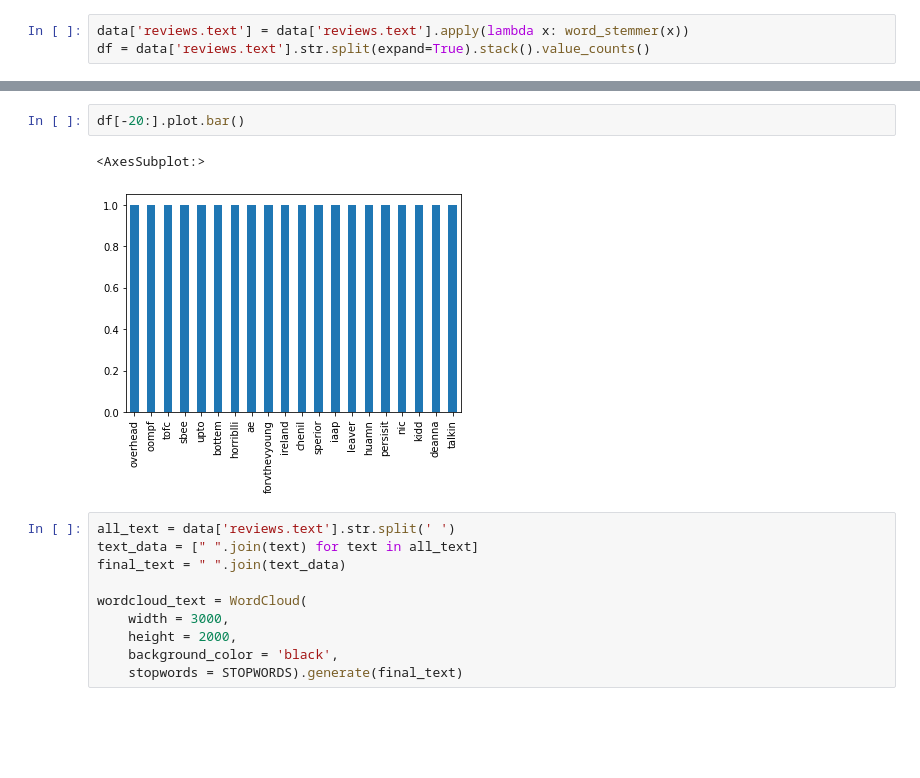
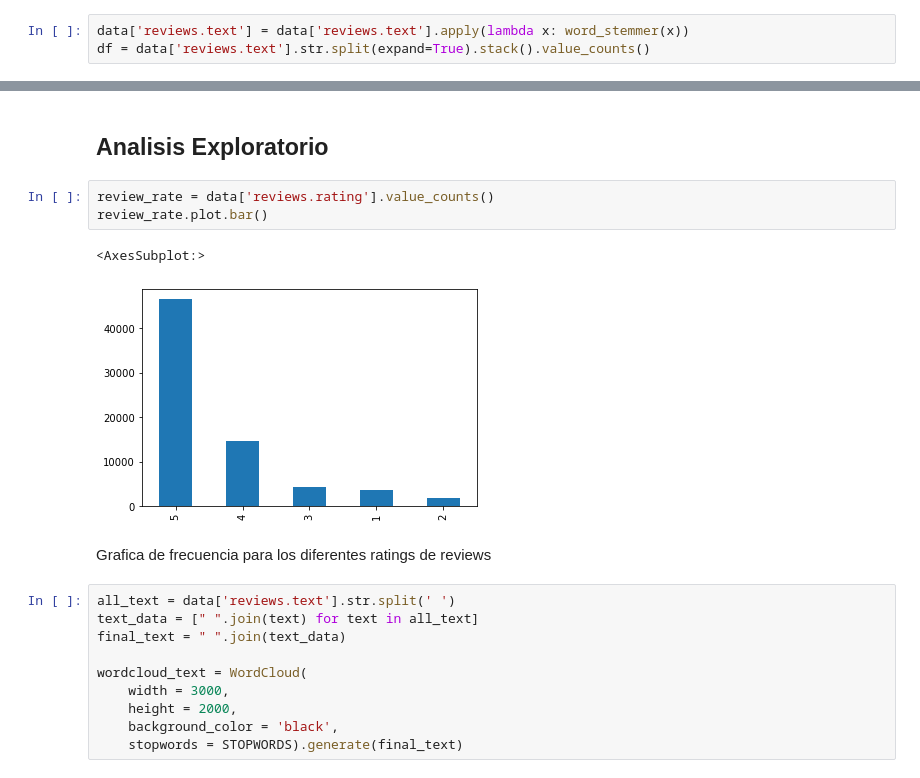
Before and after one commit to Andy5am/Lab5DS, a Jupyter notebook: Lab5DS.ipynb, the cells around one changed output, grey strips where cells are left out. Saved outputs shown, nothing was run; the diff lists cells and outputs as text; blank space fills up the shorter version.

```diff
--- a/Lab5DS.ipynb
+++ b/Lab5DS.ipynb
@@ -226,8 +228,13 @@ df[:20].plot.bar()
-# %%
-df[-20:].plot.bar()
-# %% [output]
-<AxesSubplot:>
-[figure, removed]
+# %% [markdown]
+## Analisis Exploratorio
+# %%
+review_rate = data['reviews.rating'].value_counts()
+review_rate.plot.bar()
+# %% [output]
+<AxesSubplot:>
+[figure, added]
+# %% [markdown]
+Grafica de frecuencia para los diferentes ratings de reviews
 # %%
 all_text = data['reviews.text'].str.split(' ')
 text_data = [" ".join(text) for text in all_text]
```
Also changed, not shown: parts of 43 cells of this notebook.
